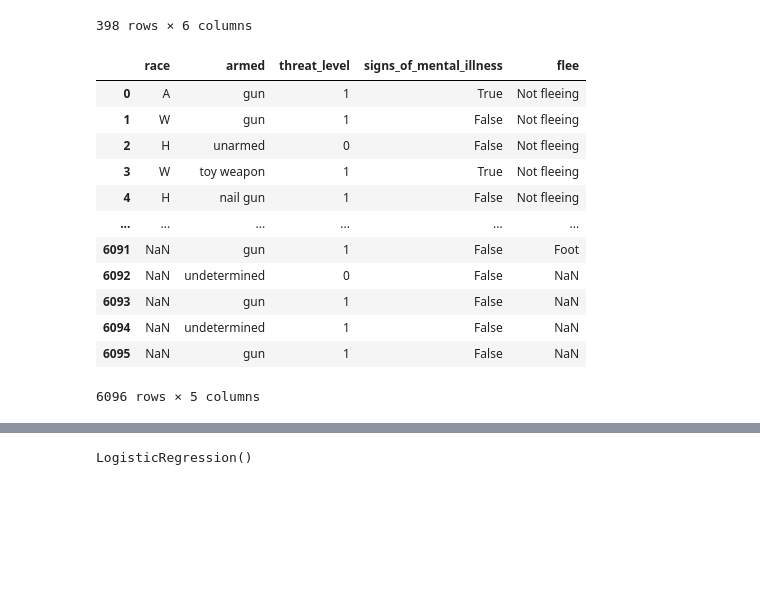
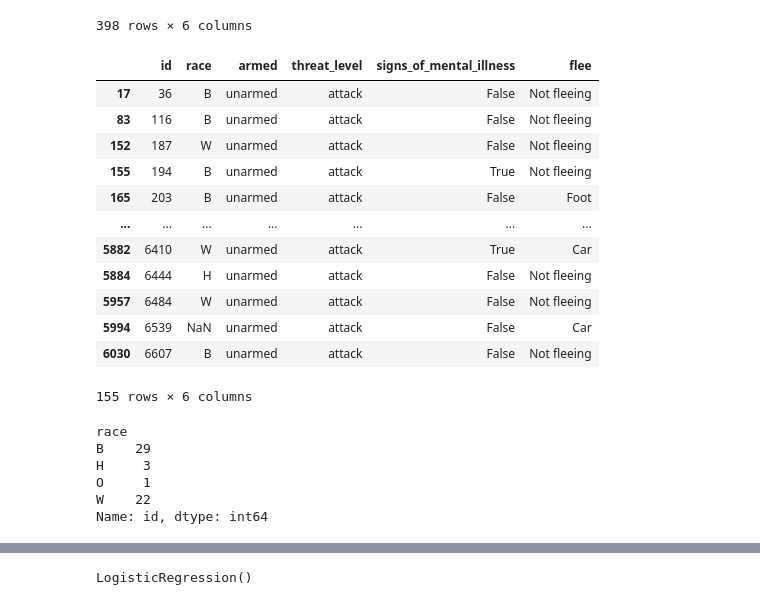
Before and after one commit to Blashford/Fatal-Shootings-By-Police, a Jupyter notebook: Logistic Regression Model.ipynb, the cells around one changed output, grey strips where cells are left out. Saved outputs shown, nothing was run; the diff lists cells and outputs as text; code cells hidden in the pictures; blank space fills up the shorter version.

```diff
--- a/Logistic Regression Model.ipynb
+++ b/Logistic Regression Model.ipynb
@@ -134,24 +117,35 @@ unarmed
 | 6030 | 6607 | B | unarmed | attack | False | Not fleeing |
 | 6067 | 6621 | NaN | unarmed | other | False | Foot |
 398 rows × 6 columns
+# %%
+unarmed_attack = unarmed.loc[unarmed["threat_level"] == "attack"]
+unarmed_attack
+# %% [output]
+|  | id | race | armed | threat_level | signs_of_mental_illness | flee |
+| 17 | 36 | B | unarmed | attack | False | Not fleeing |
+| 83 | 116 | B | unarmed | attack | False | Not fleeing |
+| 152 | 187 | W | unarmed | attack | False | Not fleeing |
+| 155 | 194 | B | unarmed | attack | True | Not fleeing |
+| 165 | 203 | B | unarmed | attack | False | Foot |
+| ... | ... | ... | ... | ... | ... | ... |
+| 5882 | 6410 | W | unarmed | attack | True | Car |
+| 5884 | 6444 | H | unarmed | attack | False | Not fleeing |
+| 5957 | 6484 | W | unarmed | attack | False | Not fleeing |
+| 5994 | 6539 | NaN | unarmed | attack | False | Car |
+| 6030 | 6607 | B | unarmed | attack | False | Not fleeing |
+155 rows × 6 columns
+# %%
+unarmed_attack_flee = unarmed_attack.loc[unarmed_attack["flee"] != "Not fleeing"]
+unarmed_attack_flee.groupby(["race"])["id"].count()
+# %% [output]
+race
+B    29
+H     3
+O     1
+W    22
+Name: id, dtype: int64
 # %%
 reduced_df.loc[reduced_df.threat_level != 'attack', 'threat_level'] = "0"
 reduced_df.loc[reduced_df.threat_level == 'attack', 'threat_level'] = "1"
 # %%
 reduced_df = reduced_df.drop(columns = "id")
-# %%
-reduced_df
-# %% [output]
-|  | race | armed | threat_level | signs_of_mental_illness | flee |
-| 0 | A | gun | 1 | True | Not fleeing |
-| 1 | W | gun | 1 | False | Not fleeing |
-| 2 | H | unarmed | 0 | False | Not fleeing |
-| 3 | W | toy weapon | 1 | True | Not fleeing |
-| 4 | H | nail gun | 1 | False | Not fleeing |
-| ... | ... | ... | ... | ... | ... |
-| 6091 | NaN | gun | 1 | False | Foot |
-| 6092 | NaN | undetermined | 0 | False | NaN |
-| 6093 | NaN | gun | 1 | False | NaN |
-| 6094 | NaN | undetermined | 1 | False | NaN |
-| 6095 | NaN | gun | 1 | False | NaN |
-6096 rows × 5 columns
```
Also changed, not shown: parts of 26 cells of this notebook.
